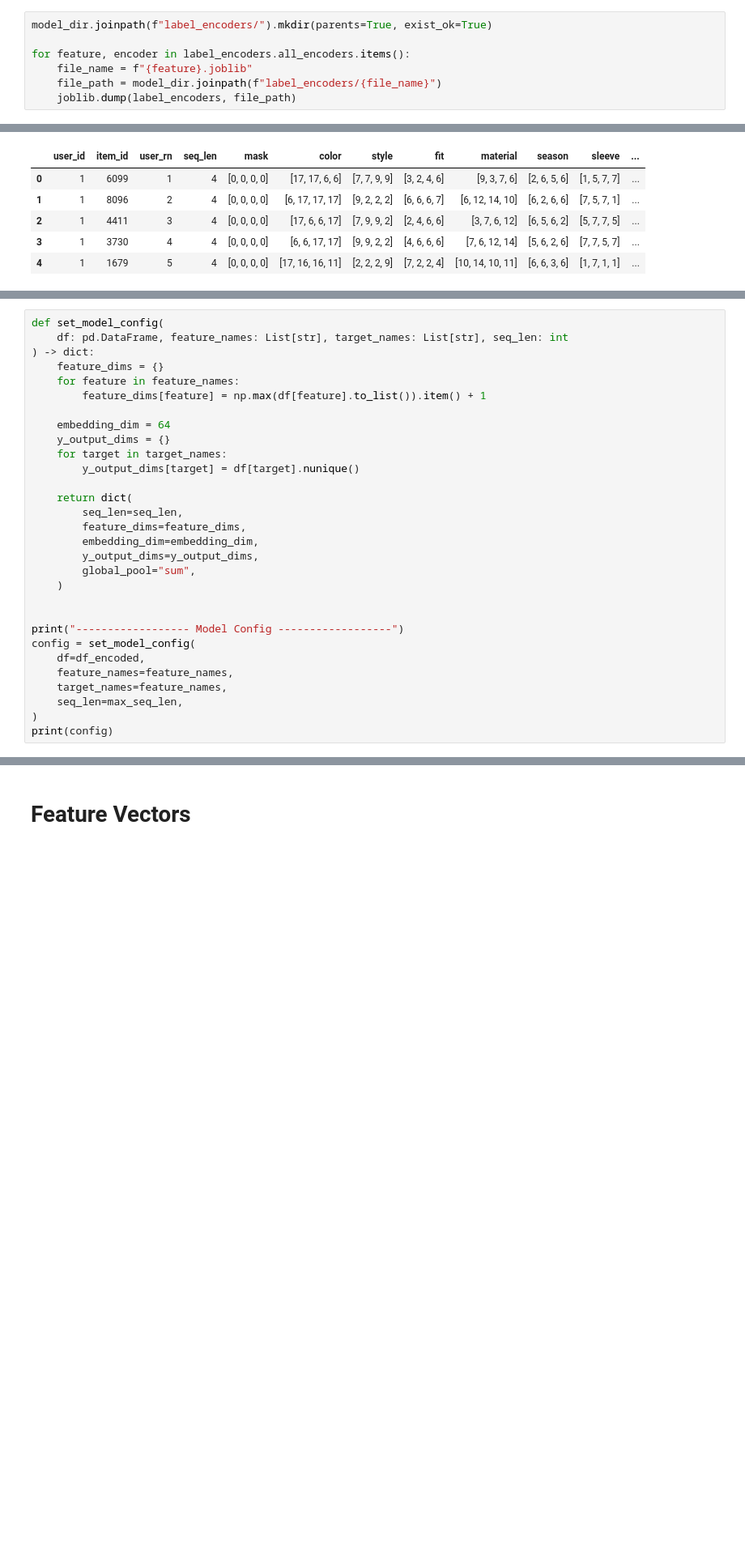
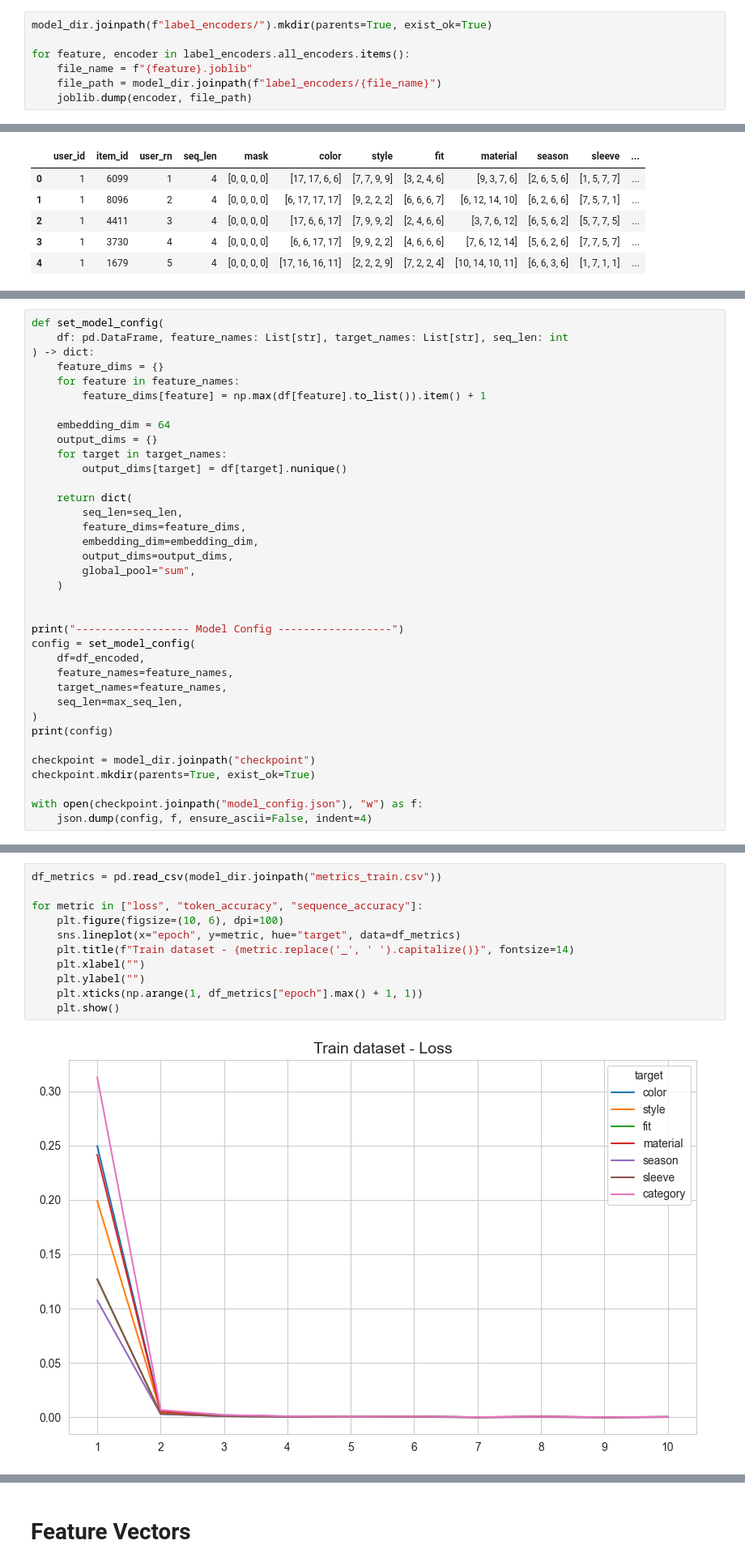
Before and after one commit to yg-hwang/recsys, a Jupyter notebook: 4_modeling_transformer/4_1_train_model.ipynb, the cells around one changed output, grey strips where cells are left out. Shown at 81% size. Drawn from its saved outputs; the diff is of its cells as text; blank space fills up the shorter version.

```diff
--- a/4_modeling_transformer/4_1_train_model.ipynb
+++ b/4_modeling_transformer/4_1_train_model.ipynb
@@ -96,7 +99,7 @@ model_dir.joinpath(f"label_encoders/").mkdir(parents=True, exist_ok=True)
 for feature, encoder in label_encoders.all_encoders.items():
     file_name = f"{feature}.joblib"
     file_path = model_dir.joinpath(f"label_encoders/{file_name}")
-    joblib.dump(label_encoders, file_path)
+    joblib.dump(encoder, file_path)
 # %% [markdown]
 ## Sequence Generation
 # %%
@@ -138,15 +143,15 @@ def set_model_config(
         feature_dims[feature] = np.max(df[feature].to_list()).item() + 1
 
     embedding_dim = 64
-    y_output_dims = {}
+    output_dims = {}
     for target in target_names:
-        y_output_dims[target] = df[target].nunique()
+        output_dims[target] = df[target].nunique()
 
     return dict(
         seq_len=seq_len,
         feature_dims=feature_dims,
         embedding_dim=embedding_dim,
-        y_output_dims=y_output_dims,
+        output_dims=output_dims,
         global_pool="sum",
     )
 
@@ -159,5 +164,11 @@ config = set_model_config(
     seq_len=max_seq_len,
 )
 print(config)
+
+checkpoint = model_dir.joinpath("checkpoint")
+checkpoint.mkdir(parents=True, exist_ok=True)
+
+with open(checkpoint.joinpath("model_config.json"), "w") as f:
+    json.dump(config, f, ensure_ascii=False, indent=4)
 # %% [output]
 ------------------ Model Config ------------------
@@ -312,0 +401,13 @@ Elapsed time(sec): 104.00
+# %%
+df_metrics = pd.read_csv(model_dir.joinpath("metrics_train.csv"))
+
+for metric in ["loss", "token_accuracy", "sequence_accuracy"]:
+    plt.figure(figsize=(10, 6), dpi=100)
+    sns.lineplot(x="epoch", y=metric, hue="target", data=df_metrics)
+    plt.title(f"Train dataset - {metric.replace('_', ' ').capitalize()}", fontsize=14)
+    plt.xlabel("")
+    plt.ylabel("")
+    plt.xticks(np.arange(1, df_metrics["epoch"].max() + 1, 1))
+    plt.show()
+# %% [output]
+[figure, added]
```
Also changed, not shown: parts of 18 cells of this notebook, 5 other files.
